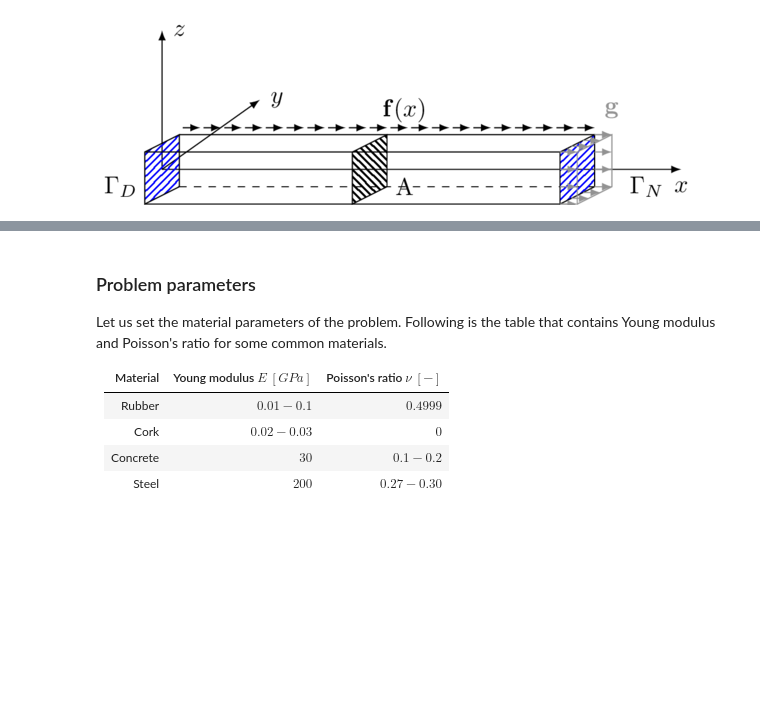
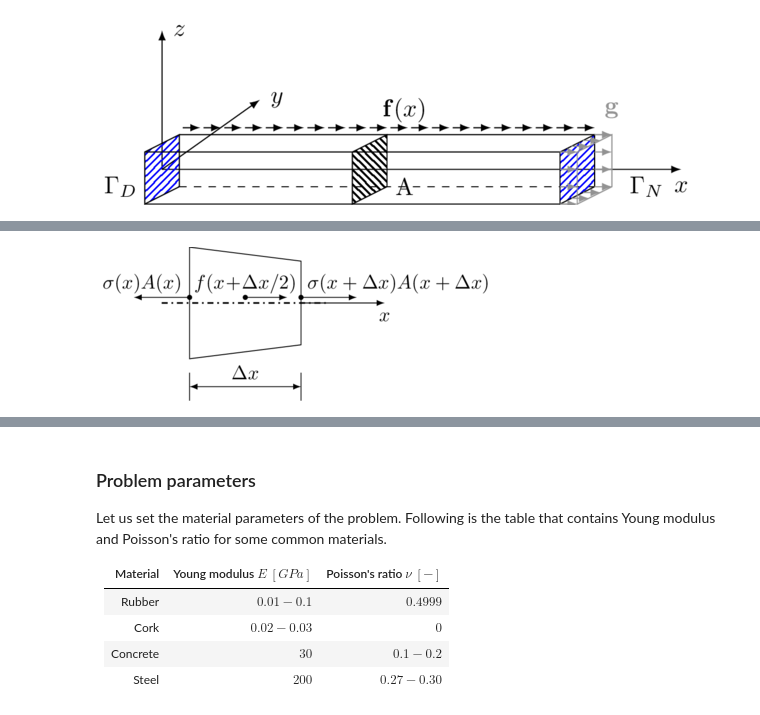
Before and after one commit to georgiosmalik/fenics-course, a Jupyter notebook: docs/source/bar1d/bar1d.ipynb, the cells around one changed output, grey strips where cells are left out. Cells and saved outputs as stored; diff of their text form; code cells hidden in the pictures; blank space fills up the shorter version.

```diff
--- a/docs/source/bar1d/bar1d.ipynb
+++ b/docs/source/bar1d/bar1d.ipynb
@@ -113,0 +104,5 @@ If we suppose that $E(x)=\mathrm{const.}$ and $A(x)=\mathrm{const.}$, we get
+# %%
+%%tikz -l arrows -s 400,200
+\input{equilibrium.tikz};
+# %% [output]
+[figure, added]
```
Also changed, not shown: parts of 21 cells of this notebook.
